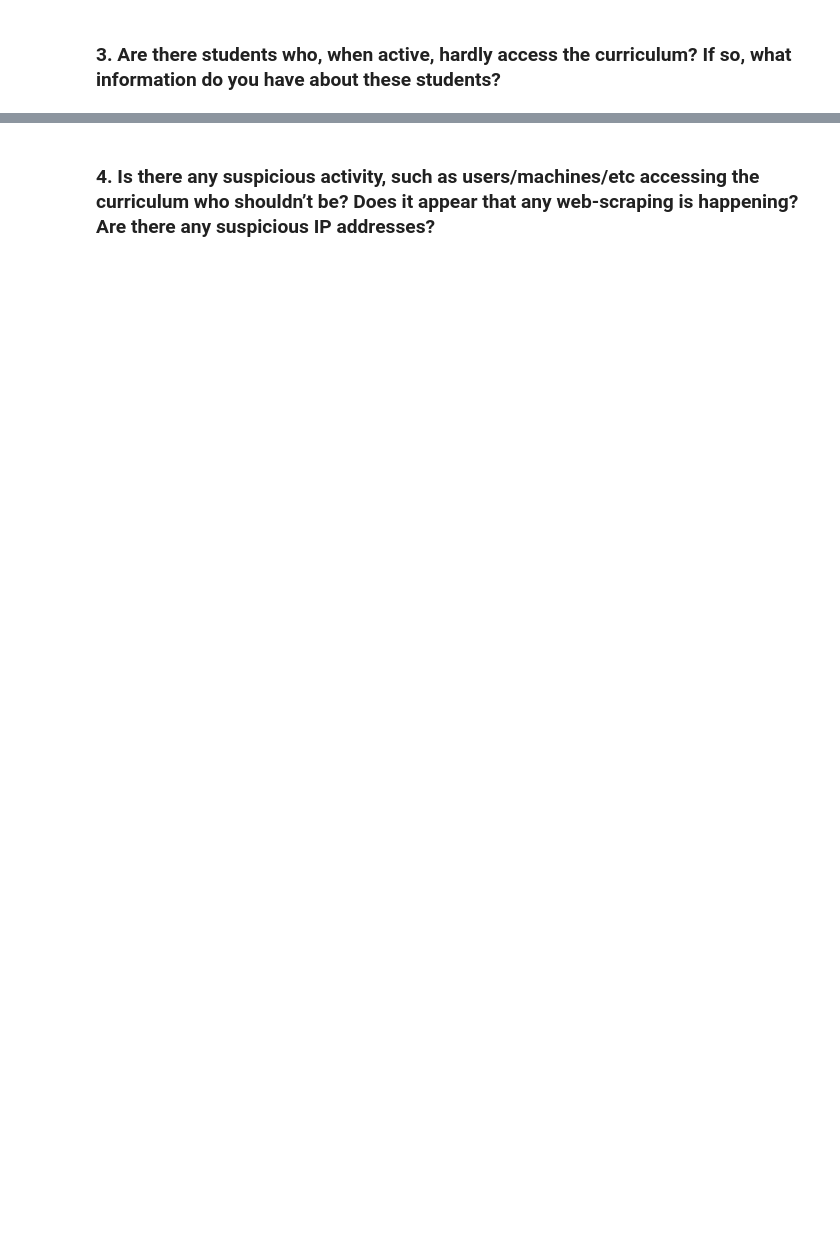
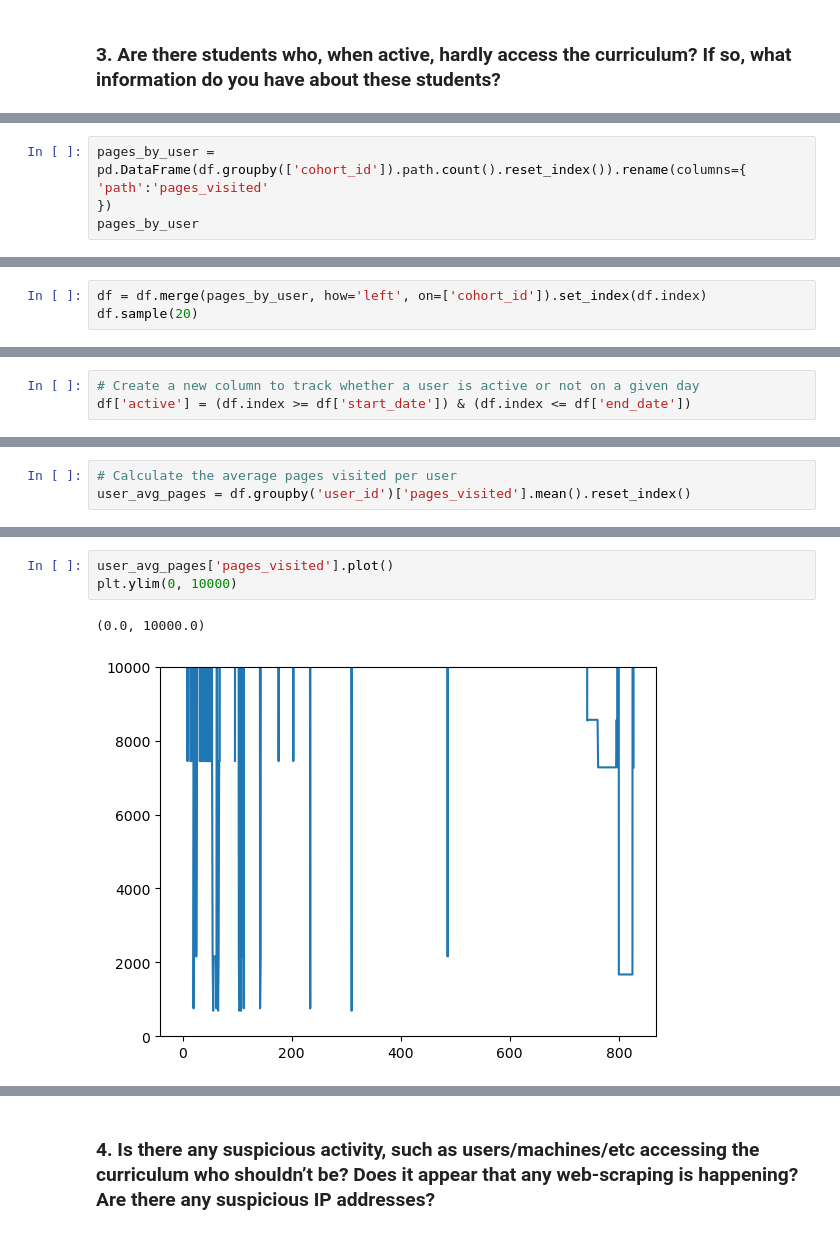
Before and after one commit to anomaly-project/anomaly_project, a Jupyter notebook: nick_working_notebook.ipynb, the cells around one changed output, grey strips where cells are left out. Cells and saved outputs as stored; diff of their text form; blank space fills up the shorter version.

```diff
--- a/nick_working_notebook.ipynb
+++ b/nick_working_notebook.ipynb
@@ -191,0 +245,5 @@ def clean_logs(df):
+# %%
+pages_by_user = pd.DataFrame(df.groupby(['cohort_id']).path.count().reset_index()).rename(columns={
+'path':'pages_visited'
+})
+pages_by_user
@@ -191,0 +268,3 @@ def clean_logs(df):
+# %%
+df = df.merge(pages_by_user, how='left', on=['cohort_id']).set_index(df.index)
+df.sample(20)
@@ -191,0 +333,3 @@ def clean_logs(df):
+# %%
+# Create a new column to track whether a user is active or not on a given day
+df['active'] = (df.index >= df['start_date']) & (df.index <= df['end_date'])
@@ -191,0 +413,3 @@ def clean_logs(df):
+# %%
+# Calculate the average pages visited per user
+user_avg_pages = df.groupby('user_id')['pages_visited'].mean().reset_index()
@@ -191,0 +432,6 @@ def clean_logs(df):
+# %%
+user_avg_pages['pages_visited'].plot()
+plt.ylim(0, 10000)
+# %% [output]
+(0.0, 10000.0)
+[figure, added]
```
Also changed, not shown: parts of 59 cells of this notebook.
